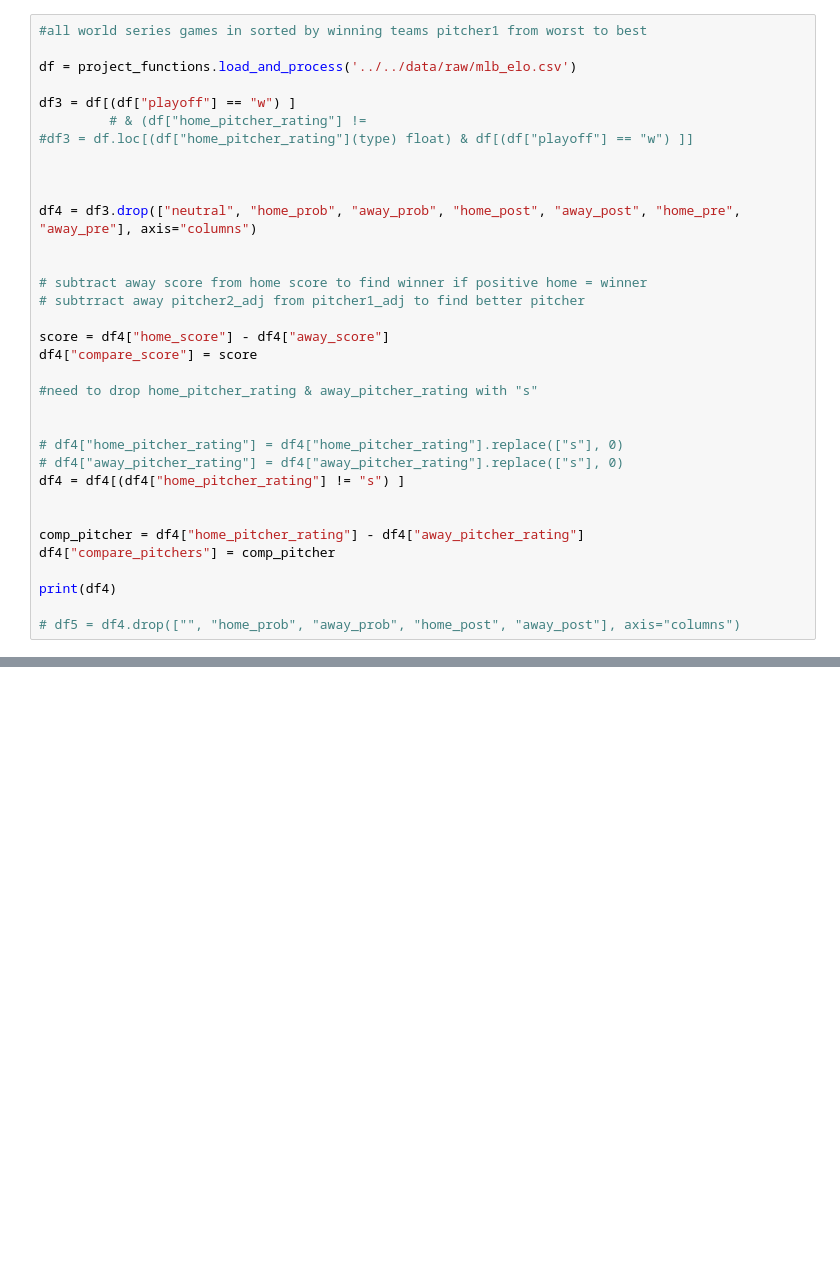
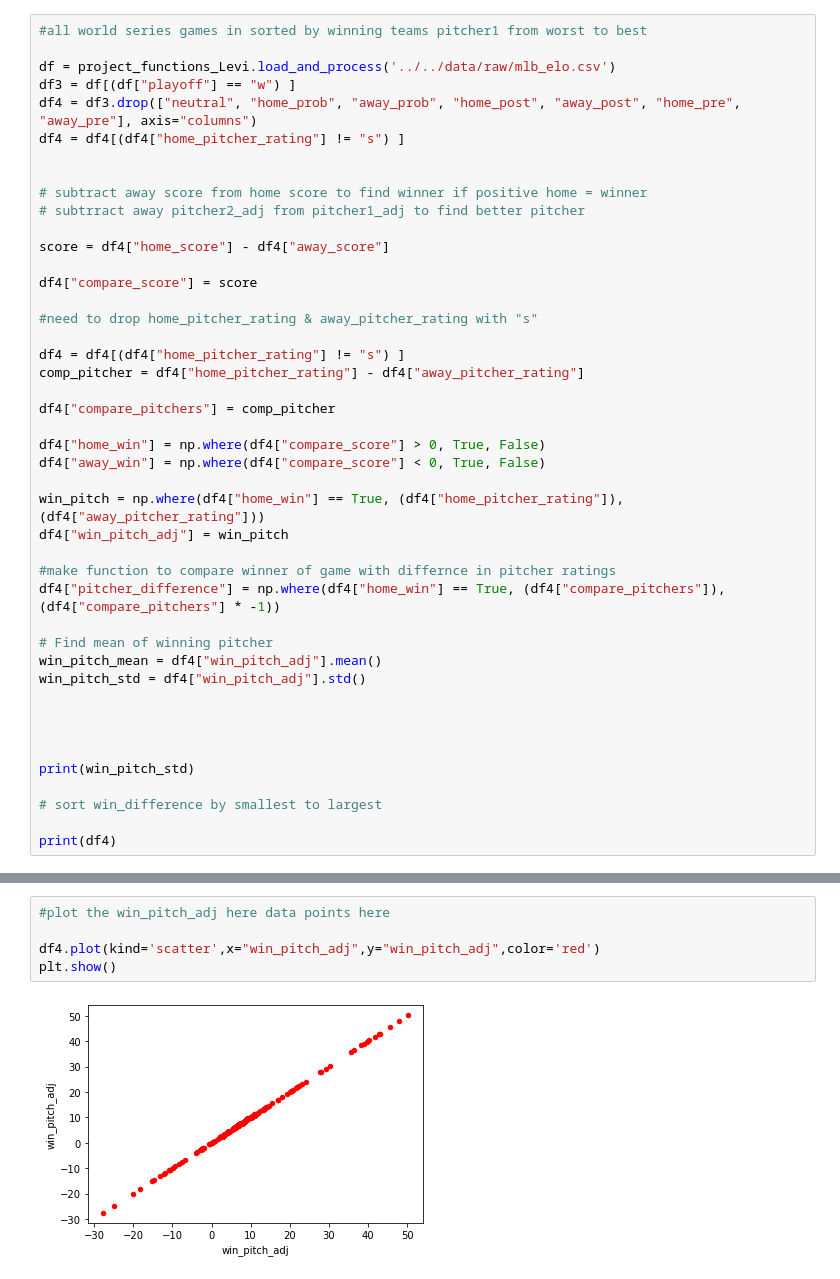
Before and after one commit to data301-2020-winter2/course-project-group_1040, a Jupyter notebook: analysis/Levi_Kolkind/M2.ipynb, the cells around one changed output, grey strips where cells are left out. Drawn from its saved outputs; the diff is of its cells as text; blank space fills up the shorter version.

```diff
--- a/analysis/Levi_Kolkind/M2.ipynb
+++ b/analysis/Levi_Kolkind/M2.ipynb
@@ -12,35 +15,45 @@ df = project_functions.load_and_process('../../data/raw/mlb_elo.csv')
 # %%
 #all world series games in sorted by winning teams pitcher1 from worst to best
 
-df = project_functions.load_and_process('../../data/raw/mlb_elo.csv')
-
+df = project_functions_Levi.load_and_process('../../data/raw/mlb_elo.csv')
 df3 = df[(df["playoff"] == "w") ]
-         # & (df["home_pitcher_rating"] !=
-#df3 = df.loc[(df["home_pitcher_rating"](type) float) & df[(df["playoff"] == "w") ]]
-
-
-
 df4 = df3.drop(["neutral", "home_prob", "away_prob", "home_post", "away_post", "home_pre", "away_pre"], axis="columns")
+df4 = df4[(df4["home_pitcher_rating"] != "s") ]
 
 
 # subtract away score from home score to find winner if positive home = winner
 # subtrract away pitcher2_adj from pitcher1_adj to find better pitcher
 
 score = df4["home_score"] - df4["away_score"]
+
 df4["compare_score"] = score
 
 #need to drop home_pitcher_rating & away_pitcher_rating with "s"
 
+df4 = df4[(df4["home_pitcher_rating"] != "s") ]
+comp_pitcher = df4["home_pitcher_rating"] - df4["away_pitcher_rating"]
 
-# df4["home_pitcher_rating"] = df4["home_pitcher_rating"].replace(["s"], 0)
-# df4["away_pitcher_rating"] = df4["away_pitcher_rating"].replace(["s"], 0)
-df4 = df4[(df4["home_pitcher_rating"] != "s") ]
+df4["compare_pitchers"] = comp_pitcher
+
+df4["home_win"] = np.where(df4["compare_score"] > 0, True, False)
+df4["away_win"] = np.where(df4["compare_score"] < 0, True, False)
+
+win_pitch = np.where(df4["home_win"] == True, (df4["home_pitcher_rating"]), (df4["away_pitcher_rating"]))
+df4["win_pitch_adj"] = win_pitch
+
+#make function to compare winner of game with differnce in pitcher ratings
+df4["pitcher_difference"] = np.where(df4["home_win"] == True, (df4["compare_pitchers"]), (df4["compare_pitchers"] * -1))
+
+# Find mean of winning pitcher
+win_pitch_mean = df4["win_pitch_adj"].mean()
+win_pitch_std = df4["win_pitch_adj"].std()
 
 
-comp_pitcher = df4["home_pitcher_rating"] - df4["away_pitcher_rating"]
-df4["compare_pitchers"] = comp_pitcher
+
+
+print(win_pitch_std)
+
+# sort win_difference by smallest to largest
 
 print(df4)
-
-# df5 = df4.drop(["", "home_prob", "away_prob", "home_post", "away_post"], axis="columns")
 # %% [output]
@@ -97,0 +111,7 @@ print(df5)
+# %%
+#plot the win_pitch_adj here data points here
+
+df4.plot(kind='scatter',x="win_pitch_adj",y="win_pitch_adj",color='red')
+plt.show()
+# %% [output]
+[figure, added]
```
Also changed, not shown: parts of 14 cells of this notebook, 2 other files.
